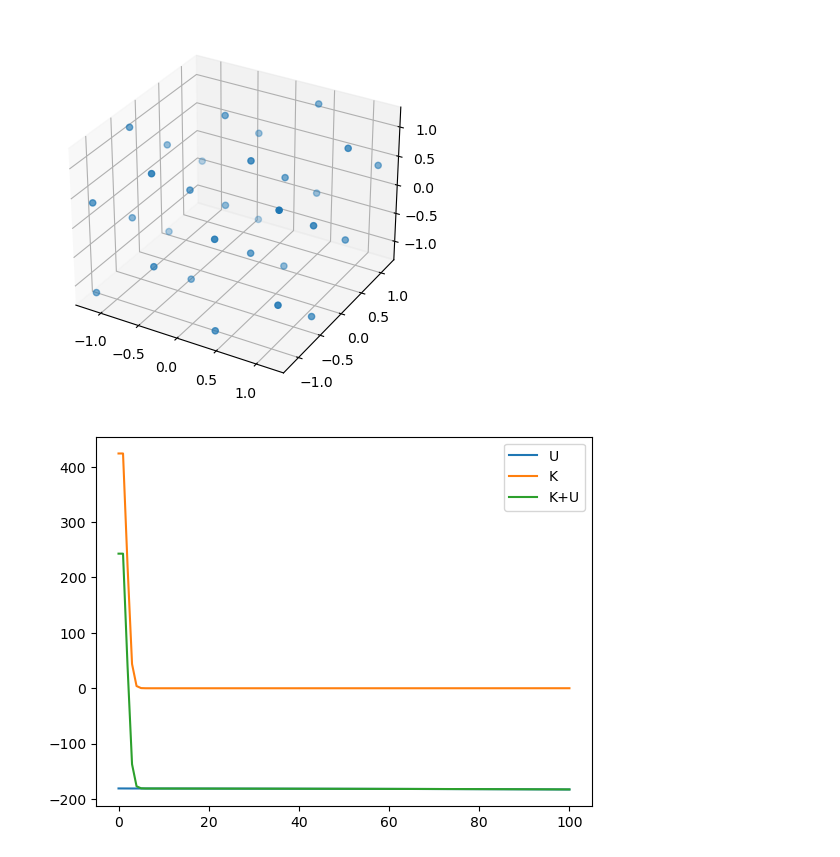
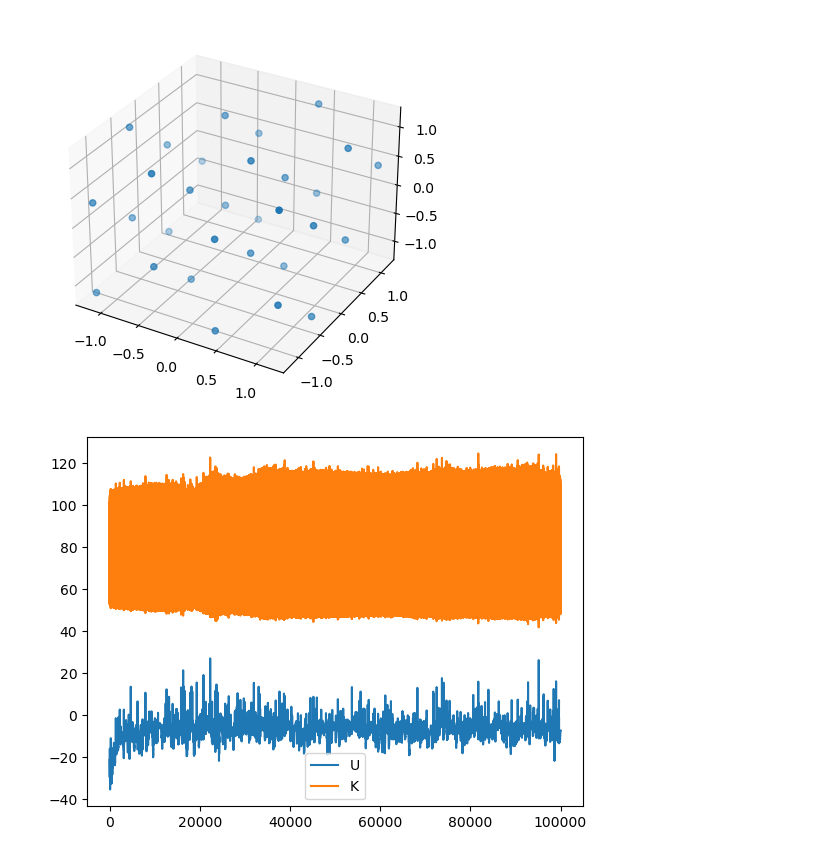
Before and after one commit to carlsoncalvin/MD_project, a Jupyter notebook: MD_calvin.ipynb, the cells around one changed output. Drawn from its saved outputs; the diff is of its cells as text; code cells hidden in the pictures.

```diff
--- a/MD_calvin.ipynb
+++ b/MD_calvin.ipynb
@@ -151,6 +151,8 @@ def run(conf_initial, L, dt, n_steps, v_i, m, T, tau, LJ_params, dtype=np.float3
     conf_all[0] = conf_initial
     v = v_i
     eta = dtype(0)
+    N = dtype(conf_initial.shape[0])
+    D = dtype(conf_initial.shape[1])
     U_total[0], F = calculate_U_and_F(conf_all[0], LJ_params, L)
     K_total[0] = np.sum(0.5*m*v**2)
 
@@ -167,7 +169,7 @@ def run(conf_initial, L, dt, n_steps, v_i, m, T, tau, LJ_params, dtype=np.float3
 
         a_1 = F/m
         v_1 = v_half + a_1*dt/2
-        eta_1 = eta + dt/tau * (np.sum(m*v_half**2 / 3) - T)
+        eta_1 = eta + dt/tau * (np.sum(m*v_half**2 / 3)/N - T)
 
         a = a_1
         v = v_1
@@ -177,7 +179,7 @@ def run(conf_initial, L, dt, n_steps, v_i, m, T, tau, LJ_params, dtype=np.float3
 
     return U_total, K_total, conf_all
 # %%
-N = 50
+N = 10
 rho = 1
 
 conf_initial, _box = init_conf_fcc(N, rho)
@@ -185,9 +187,9 @@ conf_initial, _box = init_conf_fcc(N, rho)
 L = get_L(box)
 
 dt = 0.001
-n_steps = 100
+n_steps = 100000
 T = 5
-tau = 1
+tau = 0.01
 
 v_i = generate_random_velocities(N, T)
 m = 1
@@ -199,15 +201,15 @@ U, K, confs = run(conf_initial, L, np.float32(dt), n_steps, v_i, m, np.float32(T
 # %%
 plt.figure()
 plt.plot(U, label="U")
 plt.plot(K, label="K")
-plt.plot(K+U, label="K+U")
+#plt.plot(K+U, label="K+U")
 plt.legend()
 plt.show()
 
 # fig = plt.figure()
 # ax = plt.axes(projection ="3d")
 # x, y, z = confs.T
 # ax.scatter(x,y,z)
 # plt.show()
 # %% [output]
-[figure, old version]
+[figure, new version]
```
